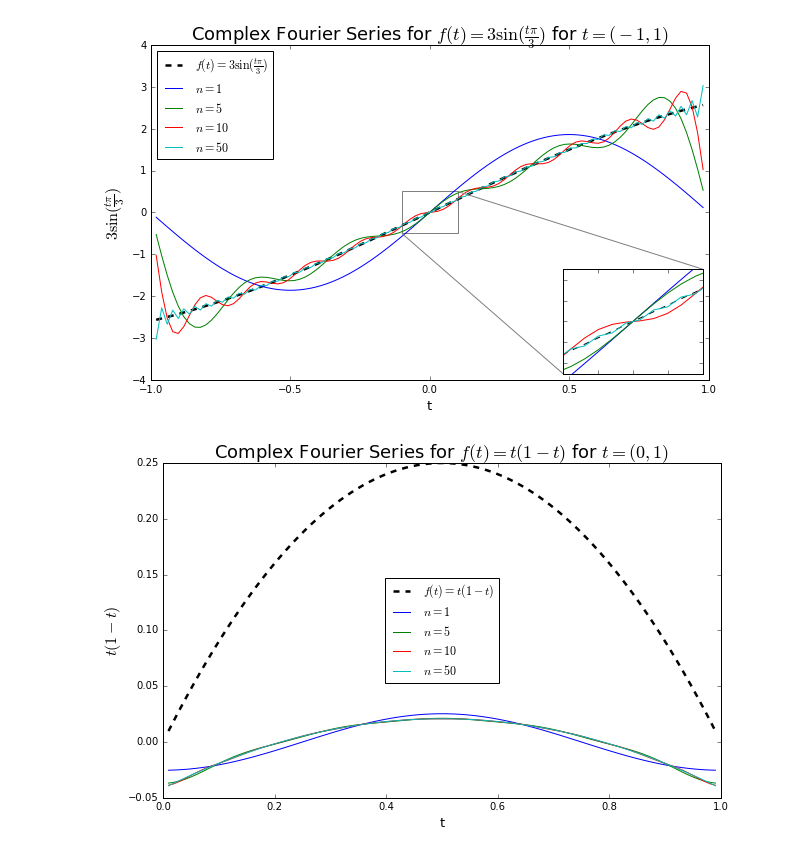
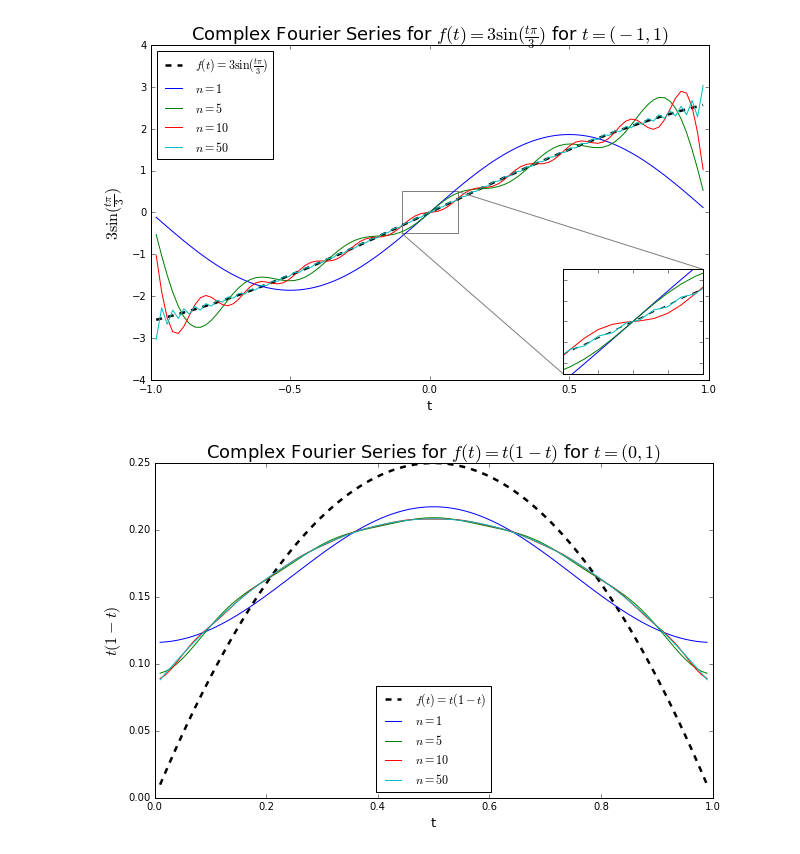
Before and after one commit to Mongoos/PHY201_Projects, a Jupyter notebook: group_proj_3_31_plotting.ipynb, the cells around one changed output. Drawn from its saved outputs; the diff is of its cells as text; code cells hidden in the pictures.

Commit message:
added part c and did some work on b

```diff
--- a/group_proj_3_31_plotting.ipynb
+++ b/group_proj_3_31_plotting.ipynb
@@ -15,7 +15,11 @@ def main_1(n):
 
     def c_n2(n):
         """Finds constants for n terms in part (b)"""
-        return (-1) / (4*(np.pi**2)*(n**2))
+        return (-1) / (2*(np.pi**2)*(n**2))
+
+    def c_n3(n):
+        """Finds constants for n terms in part (c)"""
+        return ((-1)**n*(1+np.pi*n)) / (2*(np.pi**2)*(n**2))
 
     def f_n1(n, func):
         """function values using constant c_n values"""
@@ -36,33 +40,46 @@ def main_1(n):
 
         return f_t_val, t1
 
-    def f_n2(n, func):
+    def f_n2(n, func, func2):
         """function values using constant c_n values"""
         lmbda = 1
         x = 0
         t_steps = 100
         f_t_val2 = np.zeros((t_steps))
+        f_t_val3 = np.zeros((t_steps))
         t2 = np.linspace(x, x+1, t_steps+1, endpoint=False)[1:]
+        t3 = np.linspace(x - 1/2, x + 1/2, t_steps+1, endpoint=False)[1:]
         #print(t) # for testing
 
         for num in t2:
             sum1 = 0
             for i in range(-n, n+1):
                 if (i == 0):
-                    sum1 = 0
+                    sum1 = 1/6
                 else:
                     k_n = (2*np.pi*i) / lmbda
                     sum1 += np.cos(k_n*num)*func(i)
             item_index = np.where(t2==num)
             f_t_val2[item_index] = sum1
 
-        return f_t_val2, t2
+        for num in t3:
+            sum2 = 0
+            for i in range(-n, n+1):
+                if (i == 0):
+                    sum2 = 1/6
+                else:
+                    k_n = (2*np.pi*i) / lmbda
+                    sum1 += np.cos(k_n*num)*func2(i)
+            item_index = np.where(t3==num)
+            f_t_val3[item_index] = sum2
+
+        return f_t_val2, f_t_val3, t2, t3
 
     f_t_val, t1 = f_n1(n, c_n1)
-    f_t_val2, t2 = f_n2(n, c_n2)
+    f_t_val2, f_t_val3, t2, t3 = f_n2(n, c_n2, c_n3)
     #print(f_t_values.shape) # for testing
     #print(t.shape) # for testing
-    return f_t_val, f_t_val2, t1, t2, n
+    return f_t_val, f_t_val2, f_t_val3, t1, t2, t3, n
 
 def part_a():
     """executes all functions for part (a)"""
@@ -77,10 +94,10 @@ def part_a():
     plt.rcParams["figure.figsize"] = fig_size
 
     # assigning variables
-    f_t_values1, dud, t, dud2, n1 = main_1(1)
-    f_t_values2, dud, t, dud2, n2 = main_1(5)
-    f_t_values3, dud, t, dud2, n3 = main_1(10)
-    f_t_values4, dud, t, dud2, n4 = main_1(50)
+    f_t_values1, dud, dud2, t, dud3, dud4, n1 = main_1(1)
+    f_t_values2, dud, dud2, t, dud3, dud4, n2 = main_1(5)
+    f_t_values3, dud, dud2, t, dud3, dud4, n3 = main_1(10)
+    f_t_values4, dud, dud2, t, dud3, dud4, n4 = main_1(50)
 
 
     actual_f_t = np.zeros_like(t)
@@ -126,10 +143,10 @@ def part_b():
     plt.rcParams["figure.figsize"] = fig_size
 
     # assigning variables
-    dud, f_t_values1, dud2, t, n1 = main_1(1)
-    dud, f_t_values2, dud2, t, n2 = main_1(5)
-    dud, f_t_values3, dud2, t, n3 = main_1(10)
-    dud, f_t_values4, dud2, t, n4 = main_1(50)
+    dud, f_t_values1, dud2, dud3, t, dud4, n1 = main_1(1)
+    dud, f_t_values2, dud2, dud3, t, dud4, n2 = main_1(5)
+    dud, f_t_values3, dud2, dud3, t, dud4, n3 = main_1(10)
+    dud, f_t_values4, dud2, dud3, t, dud4, n4 = main_1(50)
 
     actual_f_t = np.zeros_like(t)
     for num in t:
@@ -140,32 +157,80 @@ def part_b():
     ax2 = fig2.add_subplot(111)
     ax2.plot(t, actual_f_t, 'k--', linewidth="2.5", label=r"$f(t)=t(1-t)$")
     ax2.plot(t, f_t_values1, 'b', label=r"$n={0}$".format(n1))
     ax2.plot(t, f_t_values2, 'g', label=r"$n={0}$".format(n2))
     ax2.plot(t, f_t_values3, 'r', label=r"$n={0}$".format(n3))
     ax2.plot(t, f_t_values4, 'c', label=r"$n={0}$".format(n4))
     ax2.legend(loc="best")
     plt.xlabel("t", fontsize="13")
     plt.ylabel(r"$t(1-t)$", fontsize="16")
 
     # for smaller zoomed plot, can remove if we want.  Only there for extra detail
 #    ax_inset = zoom(ax2, 2.5, loc=2)
 #    ax_inset.plot(t, actual_f_t, 'k--')
 #    ax_inset.plot(t, f_t_values1, 'b')
 #    ax_inset.plot(t, f_t_values2, 'g')
 #    ax_inset.plot(t, f_t_values3, 'r')
 #    ax_inset.plot(t, f_t_values4, 'c')
 #    x1, x2, y1, y2 = 0, 1, -0.5, 0.5
 #    ax_inset.set_xlim(x1, x2)
 #    ax_inset.set_ylim(y1, y2)
 #    plt.yticks(visible=False)
 #    plt.xticks(visible=False)
 #    mark_inset(ax2, ax_inset, loc1=1, loc2=4, fc="none", ec="0.5")
 
+def part_c():
+    """executes all functions for part (c)"""
+    fig3 = plt.figure()
+    plt.title(r"Complex Fourier Series for $f(t)=t(1-t)$ for $t=(-\frac{1}{2},\frac{1}{2})$",
+              fontsize="18")
+
+    # resizing graph
+    fig_size = plt.rcParams["figure.figsize"]
+    fig_size[0] = 10
+    fig_size[1] = 6
+    plt.rcParams["figure.figsize"] = fig_size
+
+    # assigning variables
+    dud, dud2, f_t_values1, dud3, dud4, t, n1 = main_1(1)
+    dud, dud2, f_t_values2, dud3, dud4, t, n2 = main_1(5)
+    dud, dud2, f_t_values3, dud3, dud4, t, n3 = main_1(10)
+    dud, dud2, f_t_values4, dud3, dud4, t, n4 = main_1(50)
+
+    actual_f_t = np.zeros_like(t)
+    for num in t:
+        i = num*(1 - num)
+        index = np.where(t==num)
+        actual_f_t[index] = i
+
+    ax3 = fig3.add_subplot(111)
+    ax3.plot(t, actual_f_t, 'k--', linewidth="2.5", label=r"$f(t)=t(1-t)$")
+    ax3.plot(t, f_t_values1, 'b', label=r"$n={0}$".format(n1))
+    ax3.plot(t, f_t_values2, 'g', label=r"$n={0}$".format(n2))
+    ax3.plot(t, f_t_values3, 'r', label=r"$n={0}$".format(n3))
+    ax3.plot(t, f_t_values4, 'c', label=r"$n={0}$".format(n4))
+    ax3.legend(loc="best")
+    plt.xlabel("t", fontsize="13")
+    plt.ylabel(r"$t(1-t)$", fontsize="16")
+
+    # for smaller zoomed plot, can remove if we want.  Only there for extra detail
+#    ax_inset = zoom(ax2, 2.5, loc=2)
+#    ax_inset.plot(t, actual_f_t, 'k--')
+#    ax_inset.plot(t, f_t_values1, 'b')
+#    ax_inset.plot(t, f_t_values2, 'g')
+#    ax_inset.plot(t, f_t_values3, 'r')
+#    ax_inset.plot(t, f_t_values4, 'c')
+#    x1, x2, y1, y2 = 0, 1, -0.5, 0.5
+#    ax_inset.set_xlim(x1, x2)
+#    ax_inset.set_ylim(y1, y2)
+#    plt.yticks(visible=False)
+#    plt.xticks(visible=False)
+#    mark_inset(ax2, ax_inset, loc1=1, loc2=4, fc="none", ec="0.5")
 # this will go at end of program
+
 if __name__ == '__main__':
     part_a()
     part_b()
-    #part_c()
+    part_c()
 # %% [output]
 [figure]
-[figure, old version]
+[figure, new version]
```
Also changed, not shown: parts of 1 cell of this notebook.
